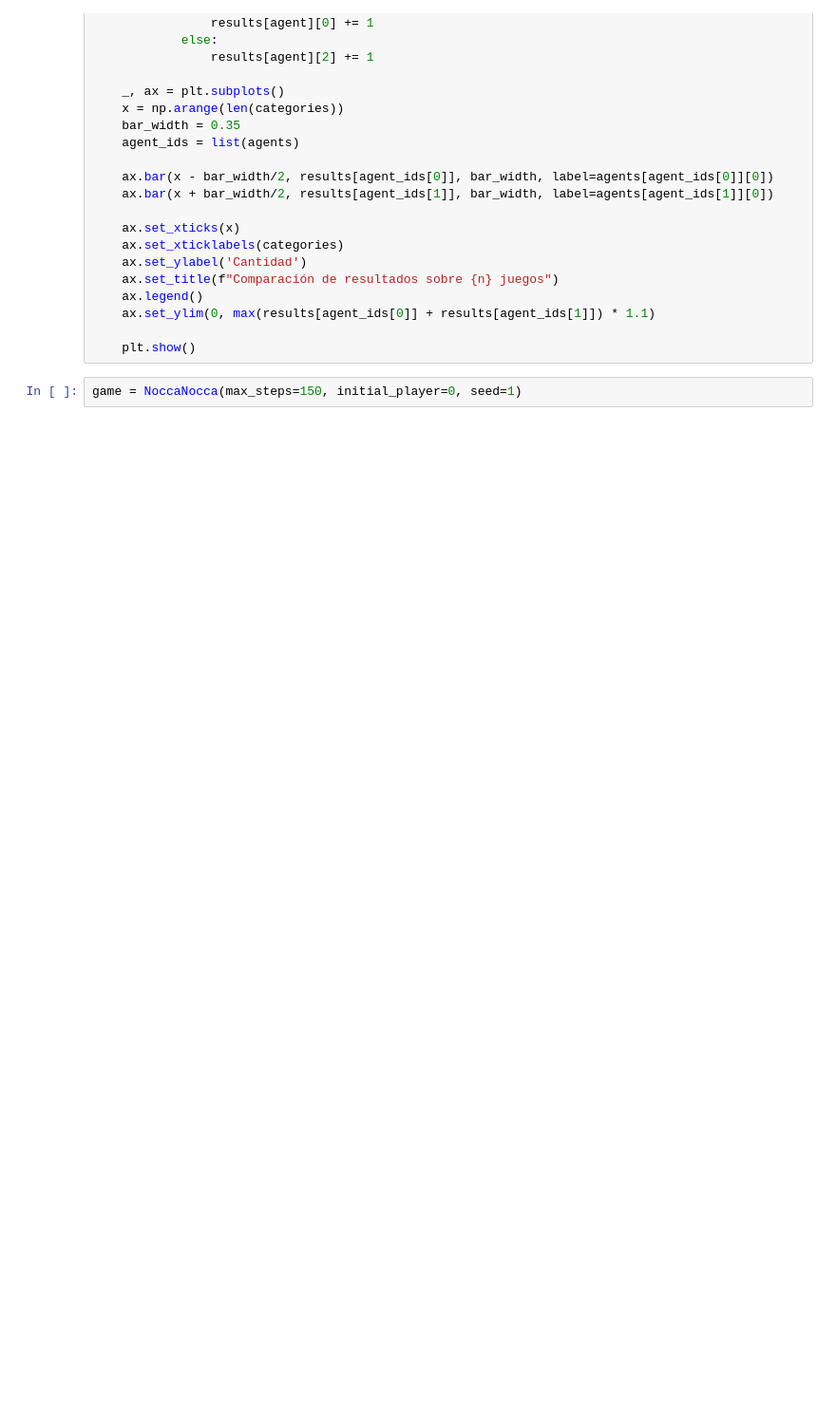
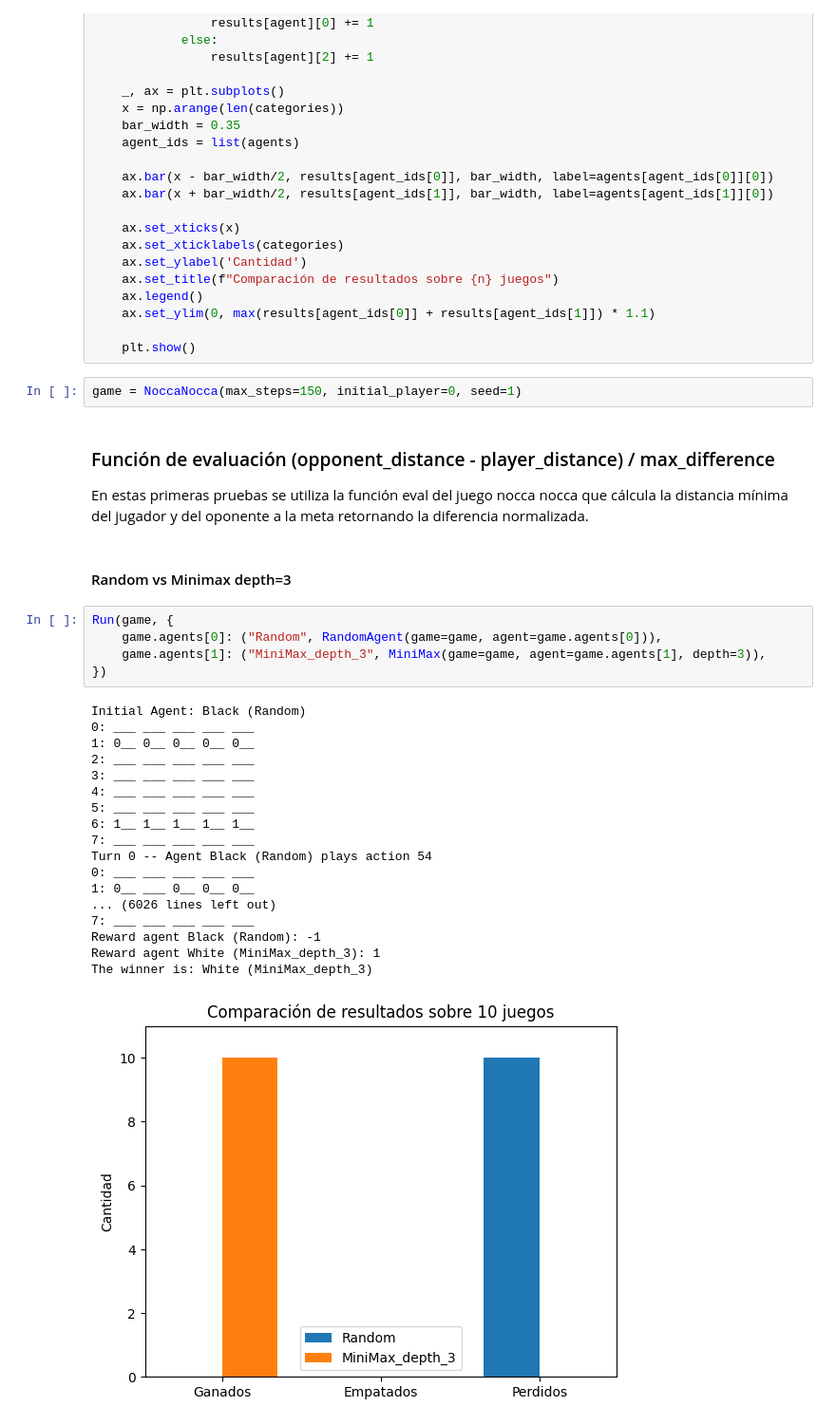
Before and after one commit to andscara/marl-obl2, a Jupyter notebook: Alternating Games/Nocca_Nocca.ipynb, the cells around one changed output. Shown at 95% size. Cells and saved outputs as stored; diff of their text form; blank space fills up the shorter version.

Commit message:
ajuste final tictactoe, nocca nocca

```diff
--- a/Alternating Games/Nocca_Nocca.ipynb
+++ b/Alternating Games/Nocca_Nocca.ipynb
@@ -65,3 +65,33 @@ def Run(game, agents, verbose = True, n=10):
     plt.show()
 # %%
 game = NoccaNocca(max_steps=150, initial_player=0, seed=1)
+# %% [markdown]
+### Función de evaluación (opponent_distance - player_distance) / max_difference
+
+En estas primeras pruebas se utiliza la función eval del juego nocca nocca que cálcula la distancia mínima del jugador y del oponente a la meta retornando la diferencia normalizada.
+# %% [markdown]
+#### Random vs Minimax depth=3
+# %%
+Run(game, {
+    game.agents[0]: ("Random", RandomAgent(game=game, agent=game.agents[0])),
+    game.agents[1]: ("MiniMax_depth_3", MiniMax(game=game, agent=game.agents[1], depth=3)),
+})
+# %% [output]
+Initial Agent: Black (Random)
+0: ___ ___ ___ ___ ___
+1: 0__ 0__ 0__ 0__ 0__
+2: ___ ___ ___ ___ ___
+3: ___ ___ ___ ___ ___
+4: ___ ___ ___ ___ ___
+5: ___ ___ ___ ___ ___
+6: 1__ 1__ 1__ 1__ 1__
+7: ___ ___ ___ ___ ___
+Turn 0 -- Agent Black (Random) plays action 54
+0: ___ ___ ___ ___ ___
+1: 0__ ___ 0__ 0__ 0__
+... (6026 lines left out)
+7: ___ ___ ___ ___ ___
+Reward agent Black (Random): -1
+Reward agent White (MiniMax_depth_3): 1
+The winner is: White (MiniMax_depth_3)
+[figure, added]
```
Also changed, not shown: parts of 22 cells of this notebook, 7 other files.
